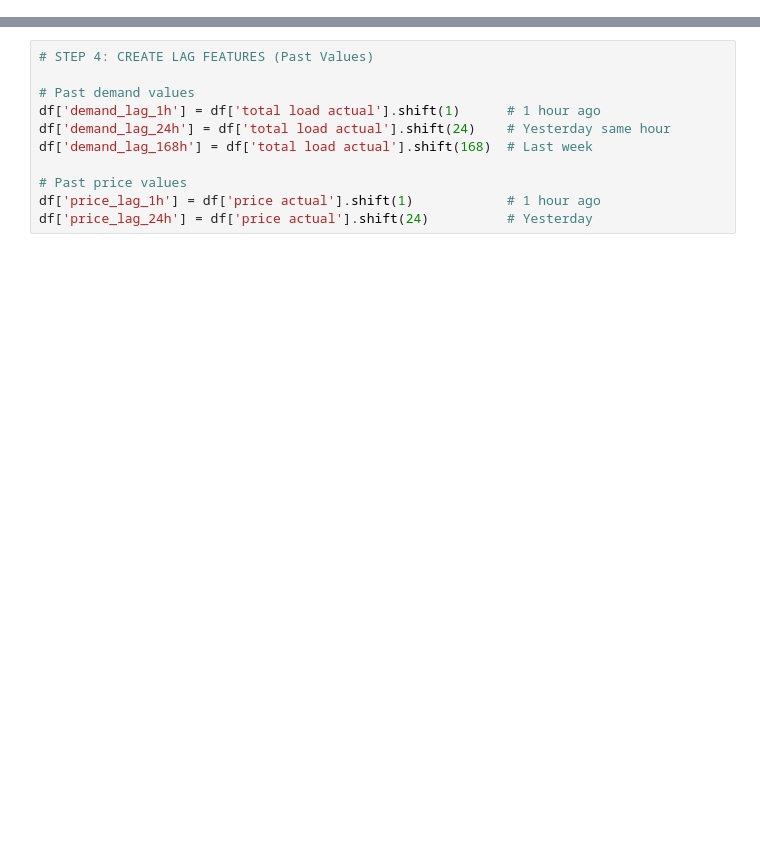
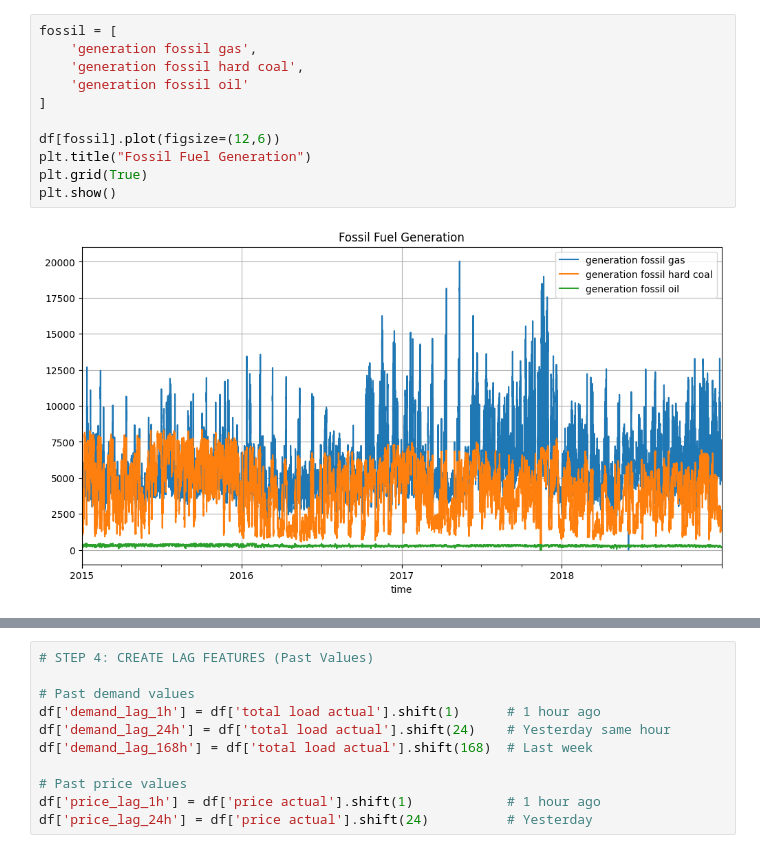
Before and after one commit to UrooshMaryam06/Mental_Digital_Twin, a Jupyter notebook: preprocessing.ipynb, the cells around one changed output, grey strips where cells are left out. Drawn from its saved outputs; the diff is of its cells as text; blank space fills up the shorter version.

```diff
--- a/preprocessing.ipynb
+++ b/preprocessing.ipynb
@@ -58,0 +66,13 @@ df
+# %%
+fossil = [
+    'generation fossil gas',
+    'generation fossil hard coal',
+    'generation fossil oil'
+]
+
+df[fossil].plot(figsize=(12,6))
+plt.title("Fossil Fuel Generation")
+plt.grid(True)
+plt.show()
+# %% [output]
+[figure, added]
```
Also changed, not shown: parts of 54 cells of this notebook, 1 other file.
